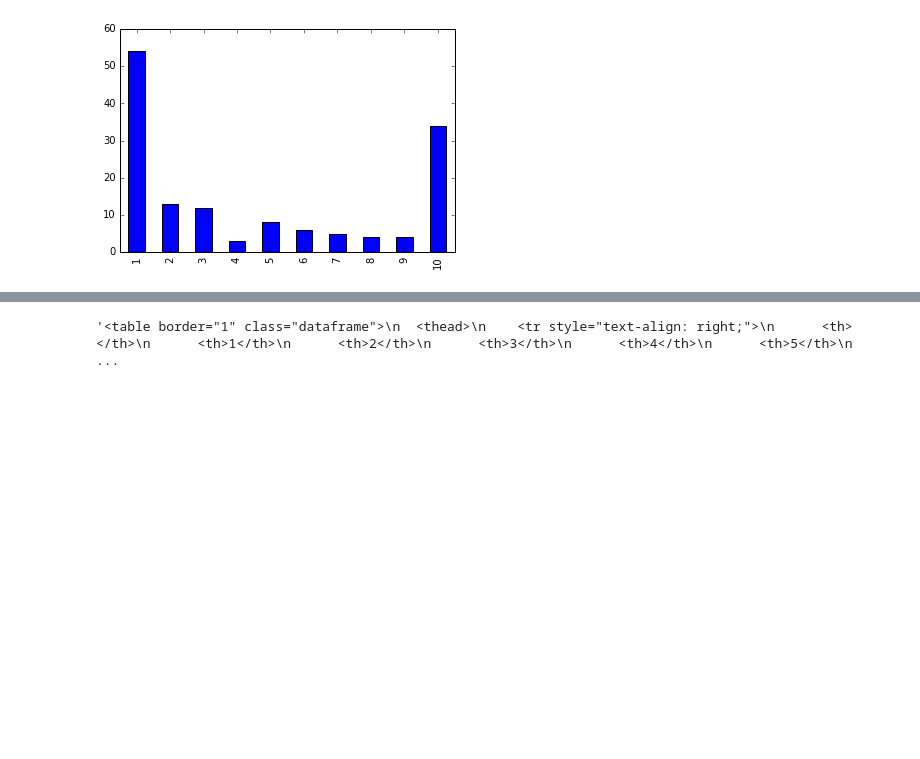
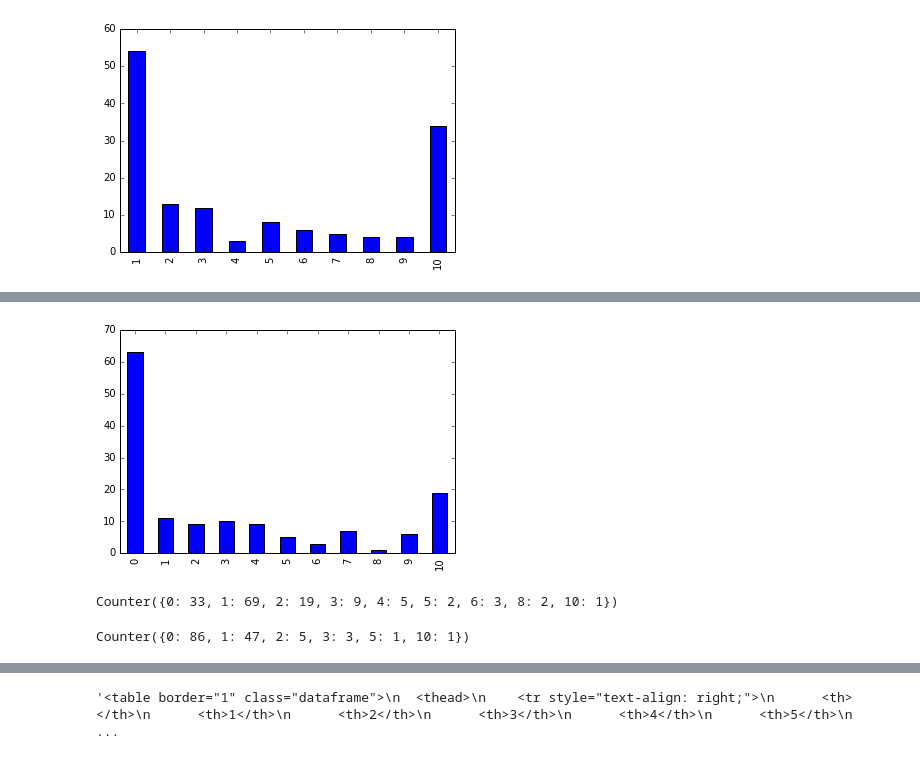
Before and after one commit to NeilNjae/ou-summer-of-code-2017, a Jupyter notebook: data-analysis/task-analysis.ipynb, the cells around one changed output, grey strips where cells are left out. Drawn from its saved outputs; the diff is of its cells as text; code cells hidden in the pictures; blank space fills up the shorter version.

```diff
--- a/data-analysis/task-analysis.ipynb
+++ b/data-analysis/task-analysis.ipynb
@@ -970,0 +1075,14 @@ plt.savefig('participated-in-days.png')
+# %%
+pd.Series(collections.Counter(completion[pi]['tasks']
+                              for pi in completion)).plot(kind='bar');
+plt.savefig('completed-days.png')
+# %% [output]
+[figure, added]
+# %%
+collections.Counter(lurking[pi]['tasks'] for pi in lurking)
+# %% [output]
+Counter({0: 33, 1: 69, 2: 19, 3: 9, 4: 5, 5: 2, 6: 3, 8: 2, 10: 1})
+# %%
+collections.Counter(lurking[pi]['consecutive'] for pi in lurking)
+# %% [output]
+Counter({0: 86, 1: 47, 2: 5, 3: 3, 5: 1, 10: 1})
```
Also changed, not shown: parts of 24 cells of this notebook, 2 other files.
